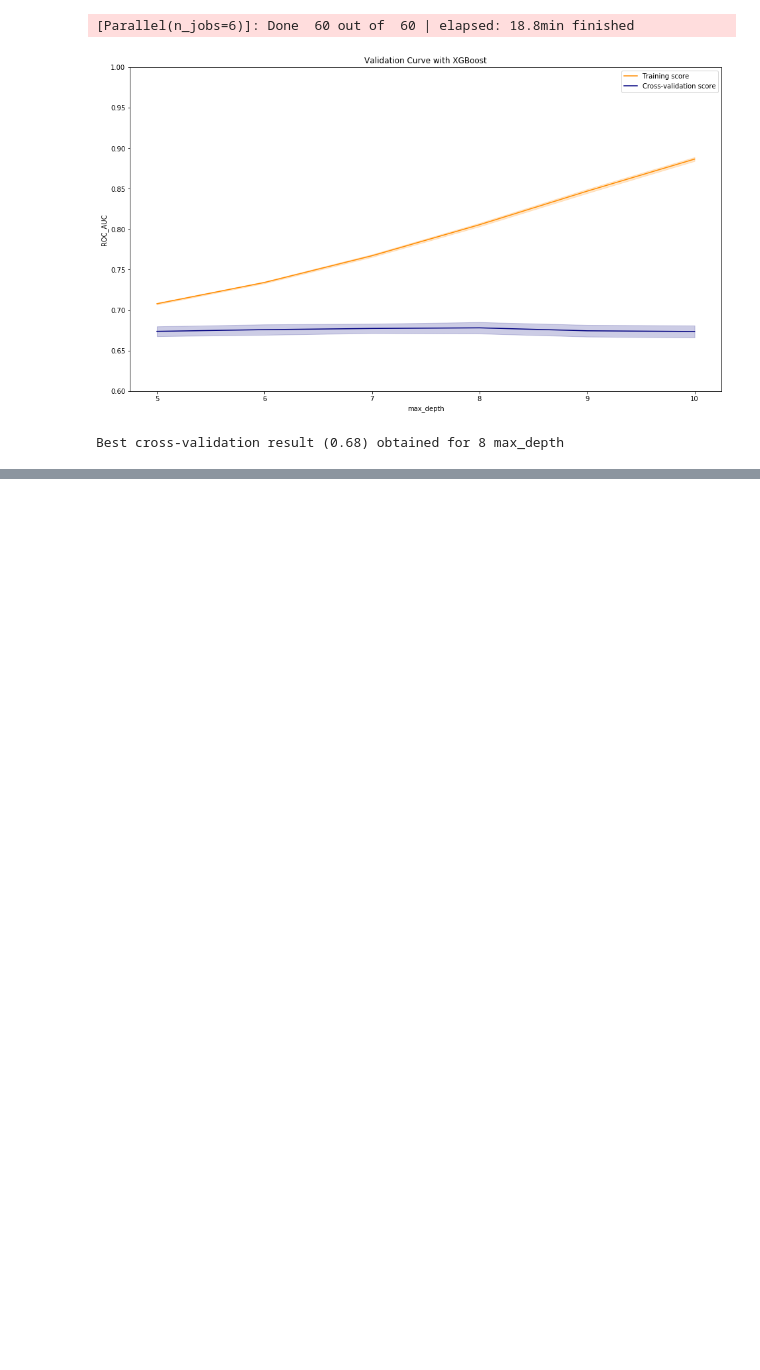
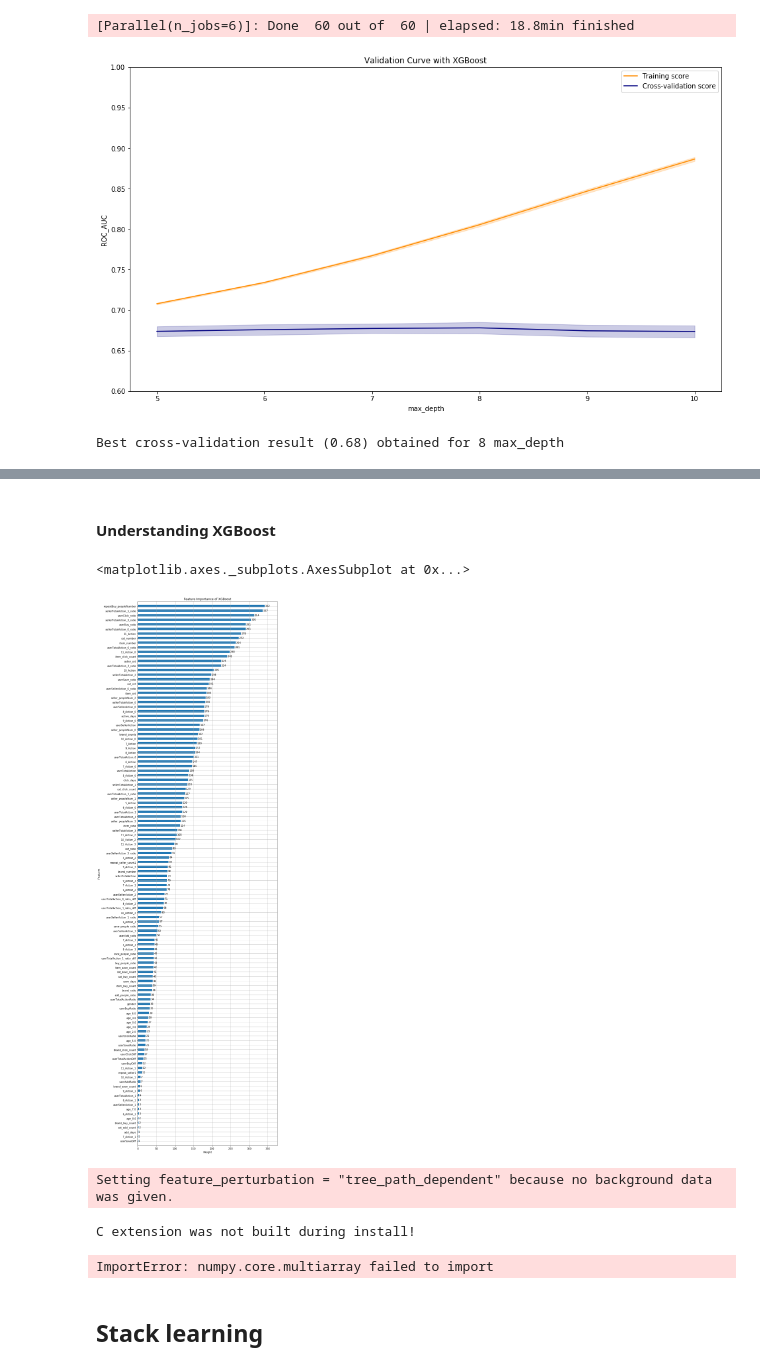
Before and after one commit to CaptainCandy/TMALL_Repurchase, a Jupyter notebook: script.ipynb, the cells around one changed output, grey strips where cells are left out. Saved outputs shown, nothing was run; the diff lists cells and outputs as text; code cells hidden in the pictures; blank space fills up the shorter version.

```diff
--- a/script.ipynb
+++ b/script.ipynb
@@ -760,0 +847,32 @@ lr_range
+# %%
+# our optimal xgboost model
+bst = xgb.XGBClassifier(learning_rate= 0.1,
+                   n_estimators=67,
+                   objective= 'binary:logistic',
+                   booster='gbtree',
+                   tree_method='auto',
+                   gamma=0.1,  # 用于控制是否后剪枝的参数,越大越保守，一般0.1、0.2这样子。
+                   max_depth=8, # 构建树的深度，越大越容易过拟合
+                   reg_lambda=2,  # 控制模型复杂度的权重值的L2正则化项参数，参数越大，模型越不容易过拟合。
+                   subsample=0.7, # 随机采样训练样本
+                   colsample_bytree=0.7, # 生成树时进行的列采样
+                   min_child_weight=1,
+                    # 这个参数默认是 1，是每个叶子里面 h 的和至少是多少，对正负样本不均衡时的 0-1 分类而言
+                    # 假设 h 在 0.01 附近，min_child_weight 为 1 意味着叶子节点中最少需要包含 100 个样本。
+                    # 这个参数非常影响结果，控制叶子节点中二阶导的和的最小值，该参数值越小，越容易 overfitting。
+                   verbosity=2 ,#设置成1则没有运行信息输出，最好是设置为0.
+                   seed=1000,
+                   n_jobs=6,# cpu 线程数
+                  )
+# %%
+start = time.time()
+bst.fit(train_features, train_data['label'],
+        sample_weight=None,
+        eval_set=[(X_train, y_train), (X_test, y_test)],
+        eval_metric='auc',
+        early_stopping_rounds=None,
+        verbose=True,
+        xgb_model=None,
+        sample_weight_eval_set=None)
+end = time.time()
+print('The program took %s seconds.' % (end-start))
@@ -760,0 +902,21 @@ lr_range
+# %% [markdown]
+#### Understanding XGBoost
+# %%
+fig, ax = plt.subplots(1, 1, figsize = [10, 40])
+xgb.plot_importance(bst,
+                    ax=ax,
+                    importance_type='weight',
+                    xlabel='Weight',
+                    height=0.5,
+                    title='Feature Importance of XGBoost')
+# %% [output]
+<matplotlib.axes._subplots.AxesSubplot at 0x...>
+[figure, added]
+# %%
+shap_explainer = shap.TreeExplainer(bst)
+# %% [output]
+Setting feature_perturbation = "tree_path_dependent" because no background data was given.
+C extension was not built during install!
+ImportError: numpy.core.multiarray failed to import
+# %% [markdown]
+## Stack learning
```
Also changed, not shown: parts of 54 cells of this notebook, 10 other files.
